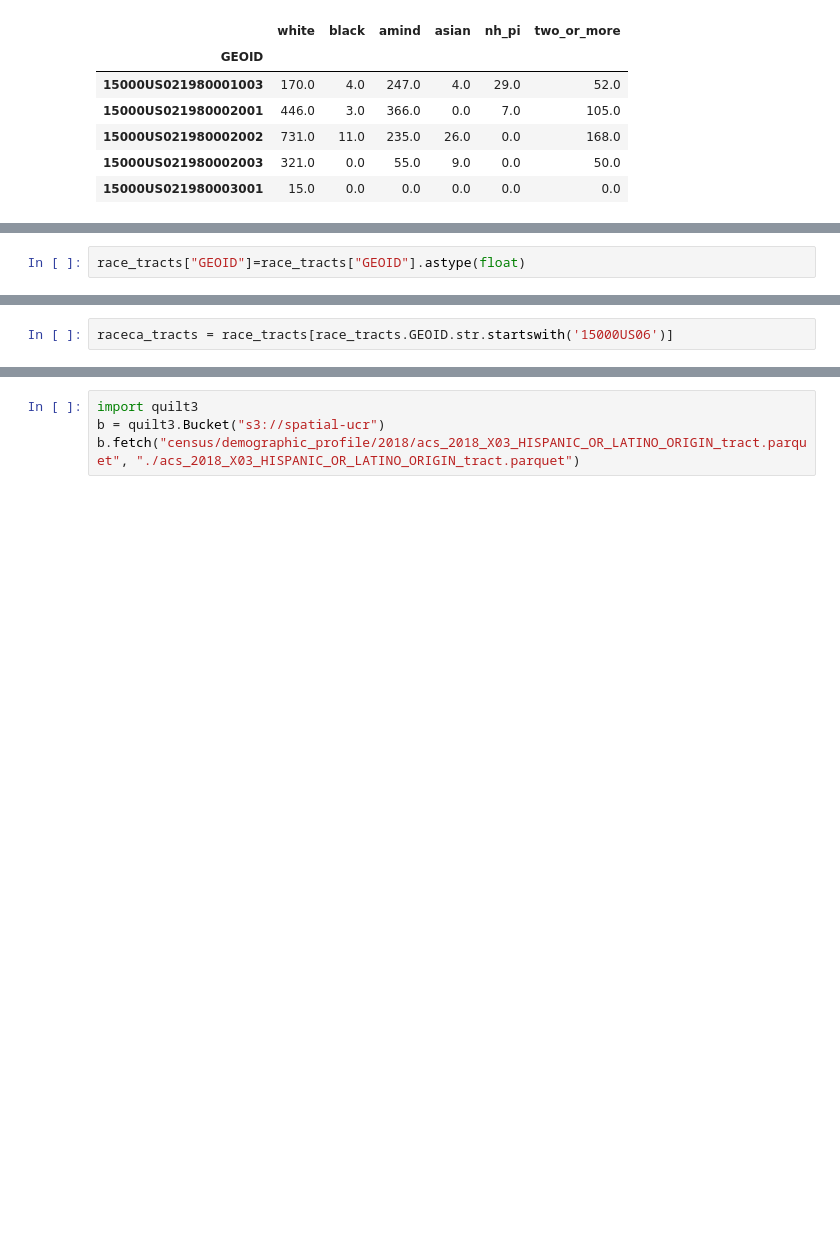
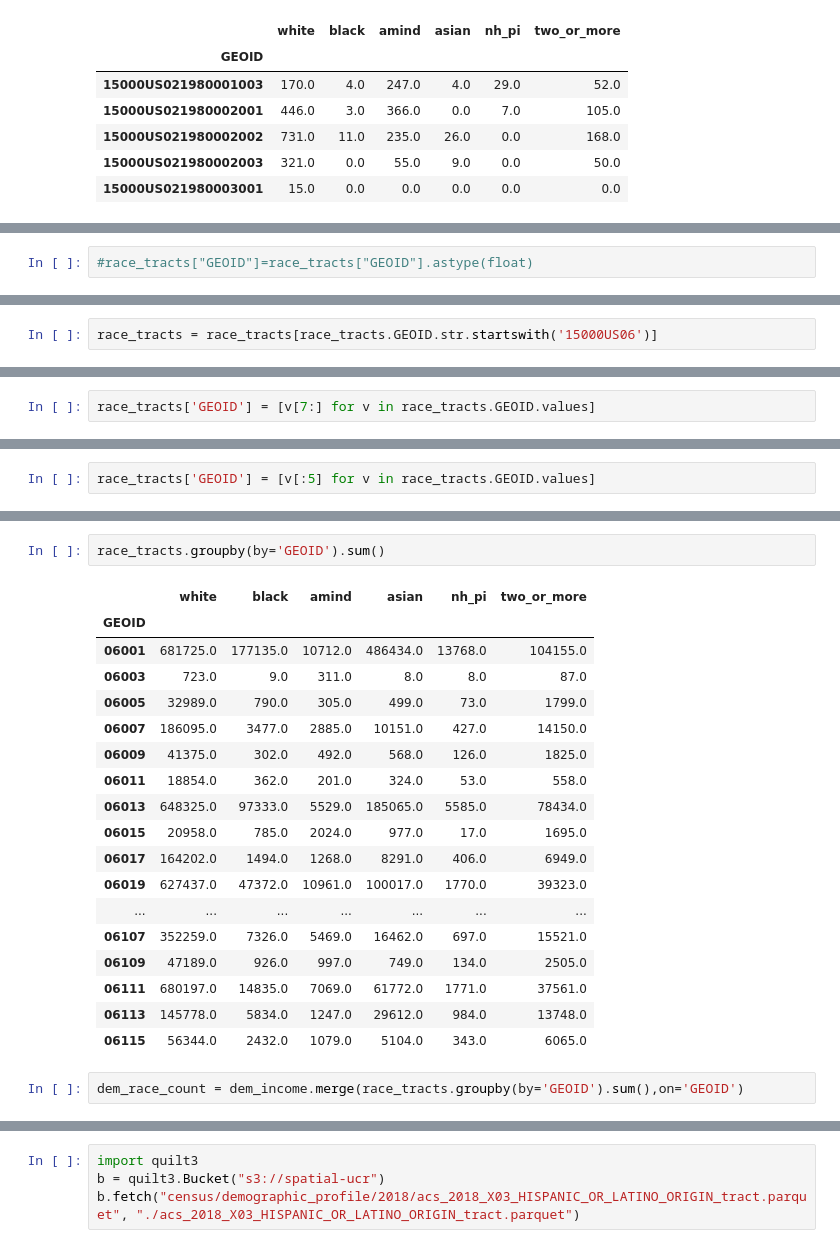
Before and after one commit to nnasr001/PBPL280S21Project1, a Jupyter notebook: Race_tracts-Copy1.ipynb, the cells around one changed output, grey strips where cells are left out. Saved outputs shown, nothing was run; the diff lists cells and outputs as text; blank space fills up the shorter version.

```diff
--- a/Race_tracts-Copy1.ipynb
+++ b/Race_tracts-Copy1.ipynb
@@ -99,2 +84,2 @@ AttributeError: 'Index' object has no attribute 'columns'
 # %%
-race_tracts["GEOID"]=race_tracts["GEOID"].astype(float)
+#race_tracts["GEOID"]=race_tracts["GEOID"].astype(float)
@@ -103,2 +86,2 @@ KeyError: 'GEOID'
 # %%
-raceca_tracts = race_tracts[race_tracts.GEOID.str.startswith('15000US06')]
+race_tracts = race_tracts[race_tracts.GEOID.str.startswith('15000US06')]
@@ -110,0 +94,2 @@ Index(['white', 'black', 'amind', 'asian', 'nh_pi', 'two_or_more'], dtype='objec
+# %%
+race_tracts['GEOID'] = [v[7:] for v in race_tracts.GEOID.values]
@@ -110,0 +105,2 @@ Index(['white', 'black', 'amind', 'asian', 'nh_pi', 'two_or_more'], dtype='objec
+# %%
+race_tracts['GEOID'] = [v[:5] for v in race_tracts.GEOID.values]
@@ -110,0 +116,23 @@ Index(['white', 'black', 'amind', 'asian', 'nh_pi', 'two_or_more'], dtype='objec
+# %%
+race_tracts.groupby(by='GEOID').sum()
+# %% [output]
+|  | white | black | amind | asian | nh_pi | two_or_more |
+| GEOID |  |  |  |  |  |  |
+| 06001 | 681725.0 | 177135.0 | 10712.0 | 486434.0 | 13768.0 | 104155.0 |
+| 06003 | 723.0 | 9.0 | 311.0 | 8.0 | 8.0 | 87.0 |
+| 06005 | 32989.0 | 790.0 | 305.0 | 499.0 | 73.0 | 1799.0 |
+| 06007 | 186095.0 | 3477.0 | 2885.0 | 10151.0 | 427.0 | 14150.0 |
+| 06009 | 41375.0 | 302.0 | 492.0 | 568.0 | 126.0 | 1825.0 |
+| 06011 | 18854.0 | 362.0 | 201.0 | 324.0 | 53.0 | 558.0 |
+| 06013 | 648325.0 | 97333.0 | 5529.0 | 185065.0 | 5585.0 | 78434.0 |
+| 06015 | 20958.0 | 785.0 | 2024.0 | 977.0 | 17.0 | 1695.0 |
+| 06017 | 164202.0 | 1494.0 | 1268.0 | 8291.0 | 406.0 | 6949.0 |
+| 06019 | 627437.0 | 47372.0 | 10961.0 | 100017.0 | 1770.0 | 39323.0 |
+| ... | ... | ... | ... | ... | ... | ... |
+| 06107 | 352259.0 | 7326.0 | 5469.0 | 16462.0 | 697.0 | 15521.0 |
+| 06109 | 47189.0 | 926.0 | 997.0 | 749.0 | 134.0 | 2505.0 |
+| 06111 | 680197.0 | 14835.0 | 7069.0 | 61772.0 | 1771.0 | 37561.0 |
+| 06113 | 145778.0 | 5834.0 | 1247.0 | 29612.0 | 984.0 | 13748.0 |
+| 06115 | 56344.0 | 2432.0 | 1079.0 | 5104.0 | 343.0 | 6065.0 |
+# %%
+dem_race_count = dem_income.merge(race_tracts.groupby(by='GEOID').sum(),on='GEOID')
```
Also changed, not shown: parts of 25 cells of this notebook.
